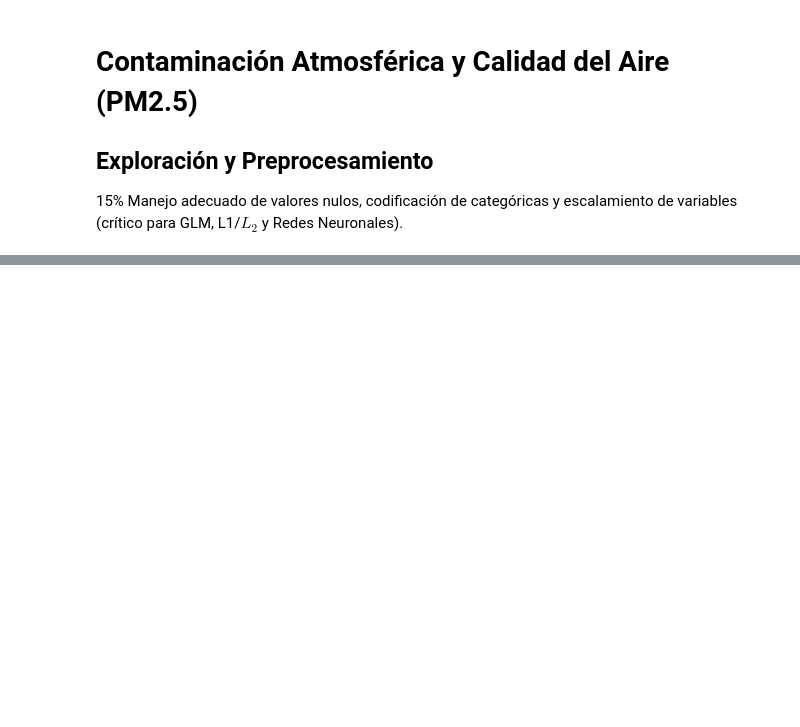
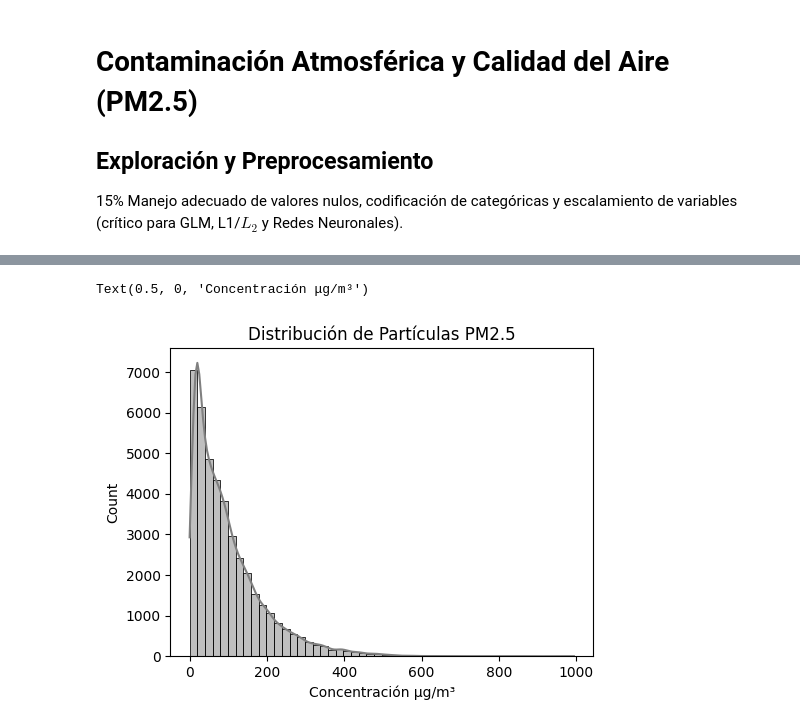
Before and after one commit to gapalfaro-cmyk/Proyecto-de-fin-de-modulo-5---Alfaro-Badillo-Cruz-Perez-Rupit, a Jupyter notebook: Entregable_Tarea_5_1_Alfaro_Cruz_Pérez_Rupit_Medea.ipynb, the cells around one changed output, grey strips where cells are left out. Drawn from its saved outputs; the diff is of its cells as text; code cells hidden in the pictures; blank space fills up the shorter version.

```diff
--- a/Entregable_Tarea_5_1_Alfaro_Cruz_Pérez_Rupit_Medea.ipynb
+++ b/Entregable_Tarea_5_1_Alfaro_Cruz_Pérez_Rupit_Medea.ipynb
@@ -24,2 +50,3 @@ df.head()  # Primeras 5 filas
 # %%
-df.info()       # Tipos de datos y columnas
+df = df.rename(columns={"pm2.5": "PM25"})
+df.info()  # Revisar el tipos de datos y columnas presentes
@@ -58,0 +120,6 @@ PRES
+# %%
+# Crear una columna con la fecha a partir de year, month, day y hour
+# Mostrar resultados
+df['fecha'] = pd.to_datetime(df[['year', 'month', 'day', 'hour']]) # Crea una columna con la fecha
+print("Rango de fechas del dataset:")
+print(f"Desde: {df['fecha'].min()} hasta {df['fecha'].max()}")
@@ -58,0 +129,12 @@ PRES
+# %%
+# Configuración de los gráficos
+plt.figure(figsize=(12, 4))
+
+# 1. Gráfico para ver la distribución de PM2.5 e identificar sesgos o valores atípicos (outliers)
+plt.subplot(1, 2, 1)
+sns.histplot(df['pm2.5'].dropna(), bins=50, kde=True, color='grey')
+plt.title('Distribución de Partículas PM2.5')
+plt.xlabel('Concentración μg/m³')
+# %% [output]
+Text(0.5, 0, 'Concentración μg/m³')
+[figure, added]
```
Also changed, not shown: parts of 21 cells of this notebook.
